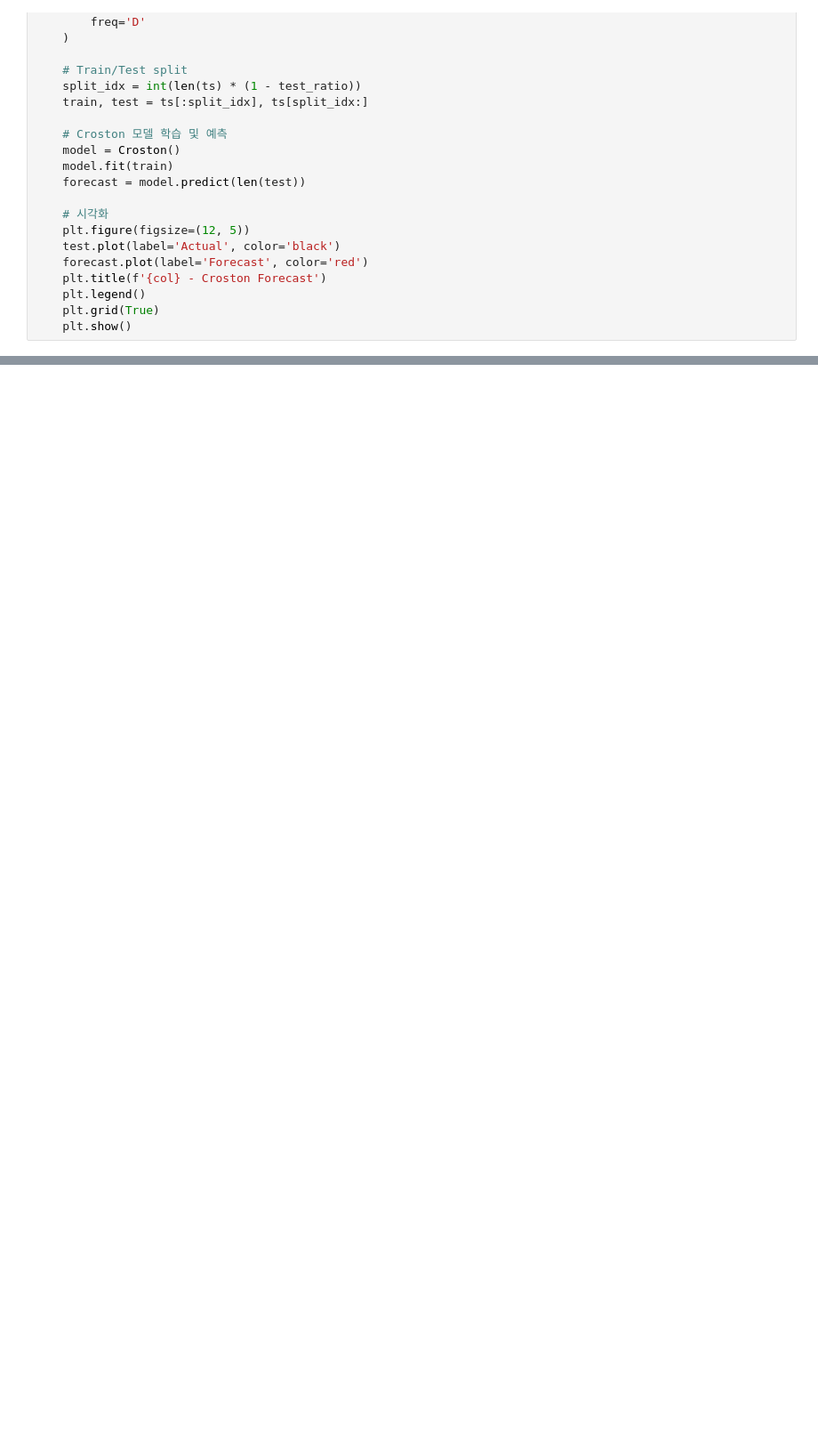
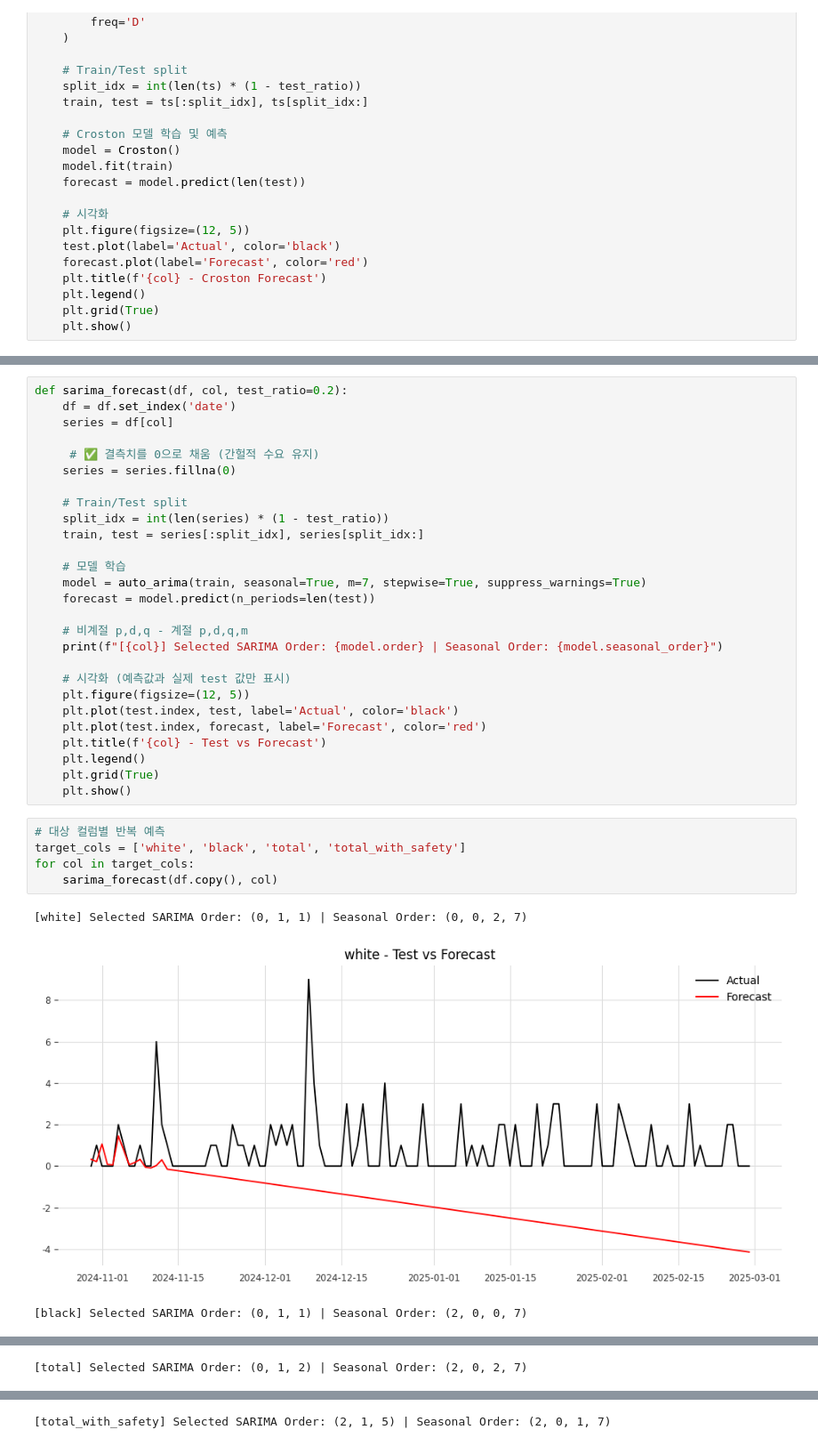
Before and after one commit to jiyunwoo02/AIaaS, a Jupyter notebook: 물류진흥재단/0423 화이트블랙 모델링.ipynb, the cells around one changed output, grey strips where cells are left out. Shown at 89% size. Cells and saved outputs as stored; diff of their text form; blank space fills up the shorter version.

```diff
--- a/물류진흥재단/0423 화이트블랙 모델링.ipynb
+++ b/물류진흥재단/0423 화이트블랙 모델링.ipynb
@@ -239,0 +336,36 @@ croston_forecast(df, 'total_with_safety')
+# %%
+def sarima_forecast(df, col, test_ratio=0.2):
+    df = df.set_index('date')
+    series = df[col]
+
+     # ✅ 결측치를 0으로 채움 (간헐적 수요 유지)
+    series = series.fillna(0)
+
+    # Train/Test split
+    split_idx = int(len(series) * (1 - test_ratio))
+    train, test = series[:split_idx], series[split_idx:]
+
+    # 모델 학습
+    model = auto_arima(train, seasonal=True, m=7, stepwise=True, suppress_warnings=True)
+    forecast = model.predict(n_periods=len(test))
+
+    # 비계절 p,d,q - 계절 p,d,q,m
+    print(f"[{col}] Selected SARIMA Order: {model.order} | Seasonal Order: {model.seasonal_order}")
+
+    # 시각화 (예측값과 실제 test 값만 표시)
+    plt.figure(figsize=(12, 5))
+    plt.plot(test.index, test, label='Actual', color='black')
+    plt.plot(test.index, forecast, label='Forecast', color='red')
+    plt.title(f'{col} - Test vs Forecast')
+    plt.legend()
+    plt.grid(True)
+    plt.show()
+# %%
+# 대상 컬럼별 반복 예측
+target_cols = ['white', 'black', 'total', 'total_with_safety']
+for col in target_cols:
+    sarima_forecast(df.copy(), col)
+# %% [output]
+[white] Selected SARIMA Order: (0, 1, 1) | Seasonal Order: (0, 0, 2, 7)
+[figure, added]
+[black] Selected SARIMA Order: (0, 1, 1) | Seasonal Order: (2, 0, 0, 7)
@@ -239,0 +373 @@ croston_forecast(df, 'total_with_safety')
+[total] Selected SARIMA Order: (0, 1, 2) | Seasonal Order: (2, 0, 2, 7)
@@ -239,0 +375 @@ croston_forecast(df, 'total_with_safety')
+[total_with_safety] Selected SARIMA Order: (2, 1, 5) | Seasonal Order: (2, 0, 1, 7)
```
Also changed, not shown: parts of 17 cells of this notebook.
